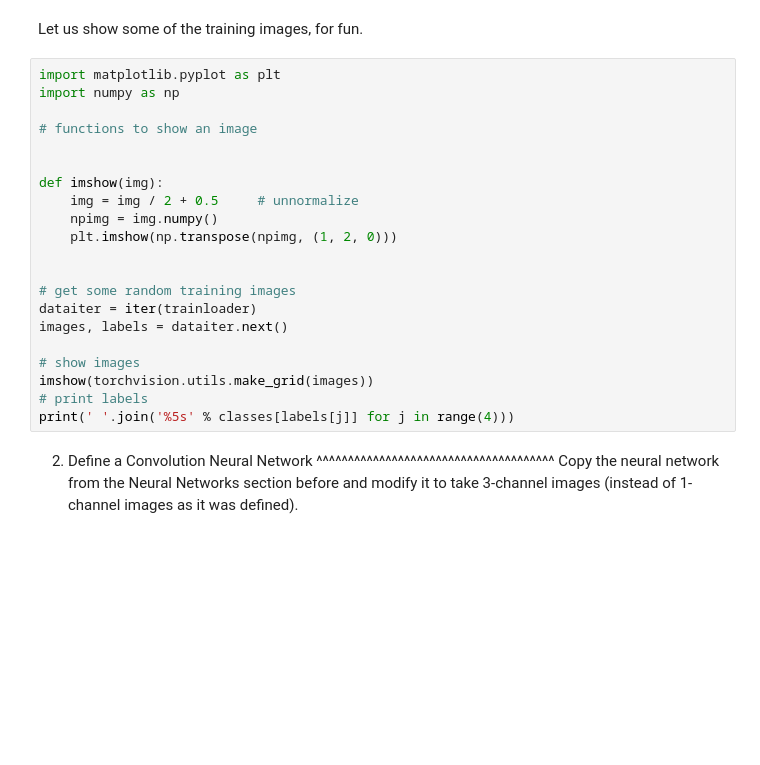
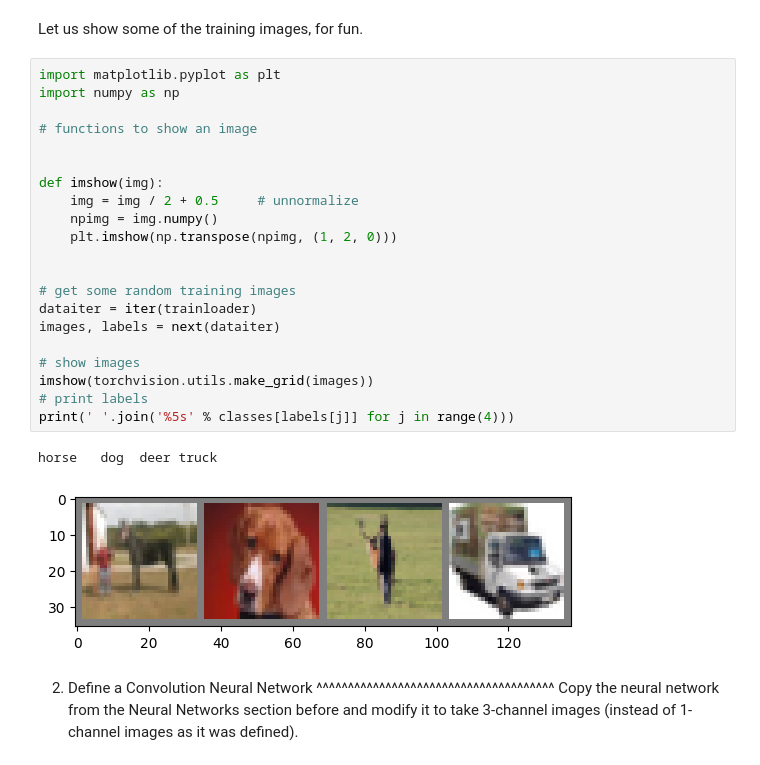
Before and after one commit to nguyenit24/cifar_10, a Jupyter notebook: _downloads/cifar10_tutorial.ipynb, the cells around one changed output. Drawn from its saved outputs; the diff is of its cells as text; blank space fills up the shorter version.

```diff
--- a/_downloads/cifar10_tutorial.ipynb
+++ b/_downloads/cifar10_tutorial.ipynb
@@ -85,24 +93,27 @@ Let us show some of the training images, for fun.
 # %%
 import matplotlib.pyplot as plt
 import numpy as np
 
 # functions to show an image
 
 
 def imshow(img):
     img = img / 2 + 0.5     # unnormalize
     npimg = img.numpy()
     plt.imshow(np.transpose(npimg, (1, 2, 0)))
 
 
 # get some random training images
 dataiter = iter(trainloader)
-images, labels = dataiter.next()
+images, labels = next(dataiter)
 
 # show images
 imshow(torchvision.utils.make_grid(images))
 # print labels
 print(' '.join('%5s' % classes[labels[j]] for j in range(4)))
+# %% [output]
+horse   dog  deer truck
+[figure, added]
 # %% [markdown]
 2. Define a Convolution Neural Network
 ^^^^^^^^^^^^^^^^^^^^^^^^^^^^^^^^^^^^^^
```
Also changed, not shown: parts of 4 cells of this notebook.
